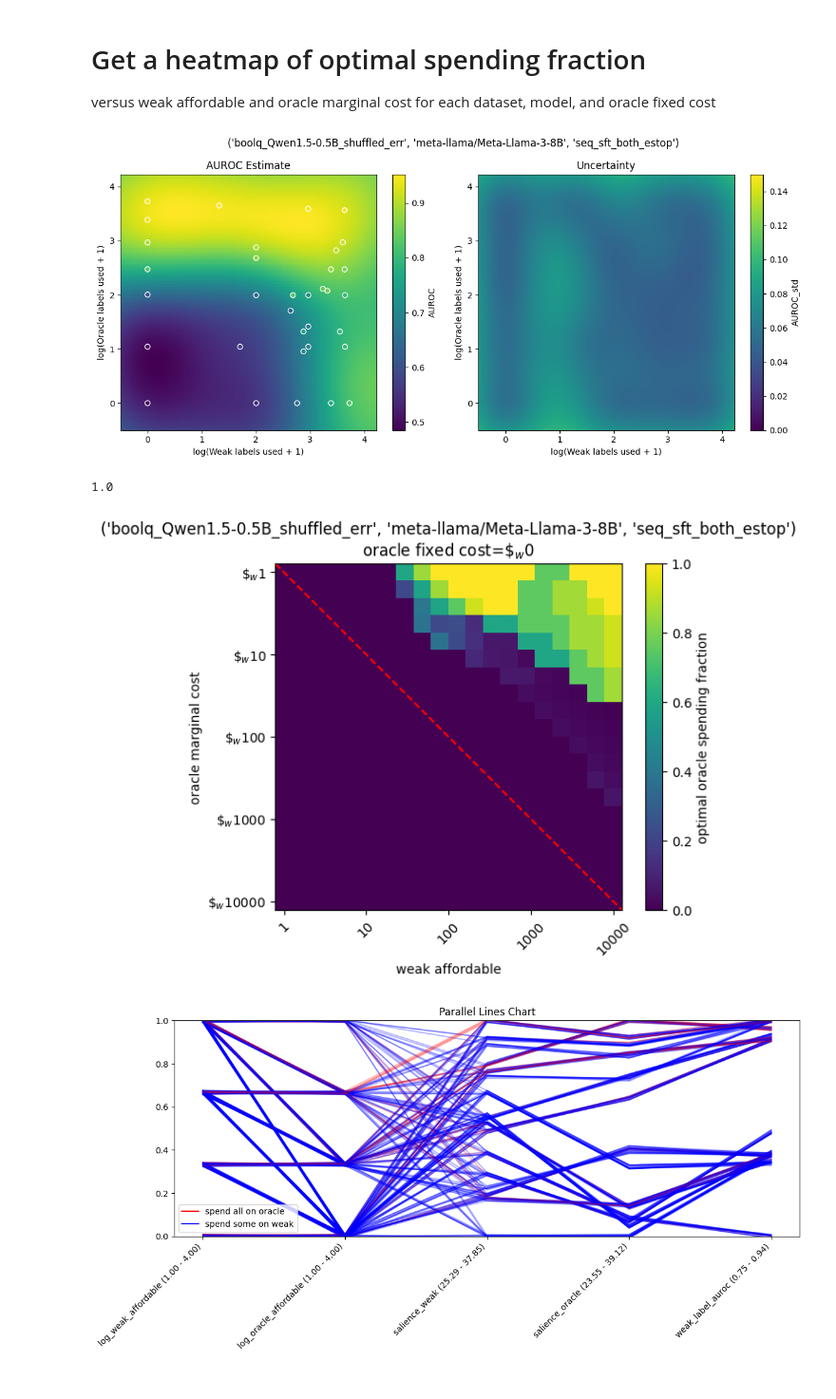
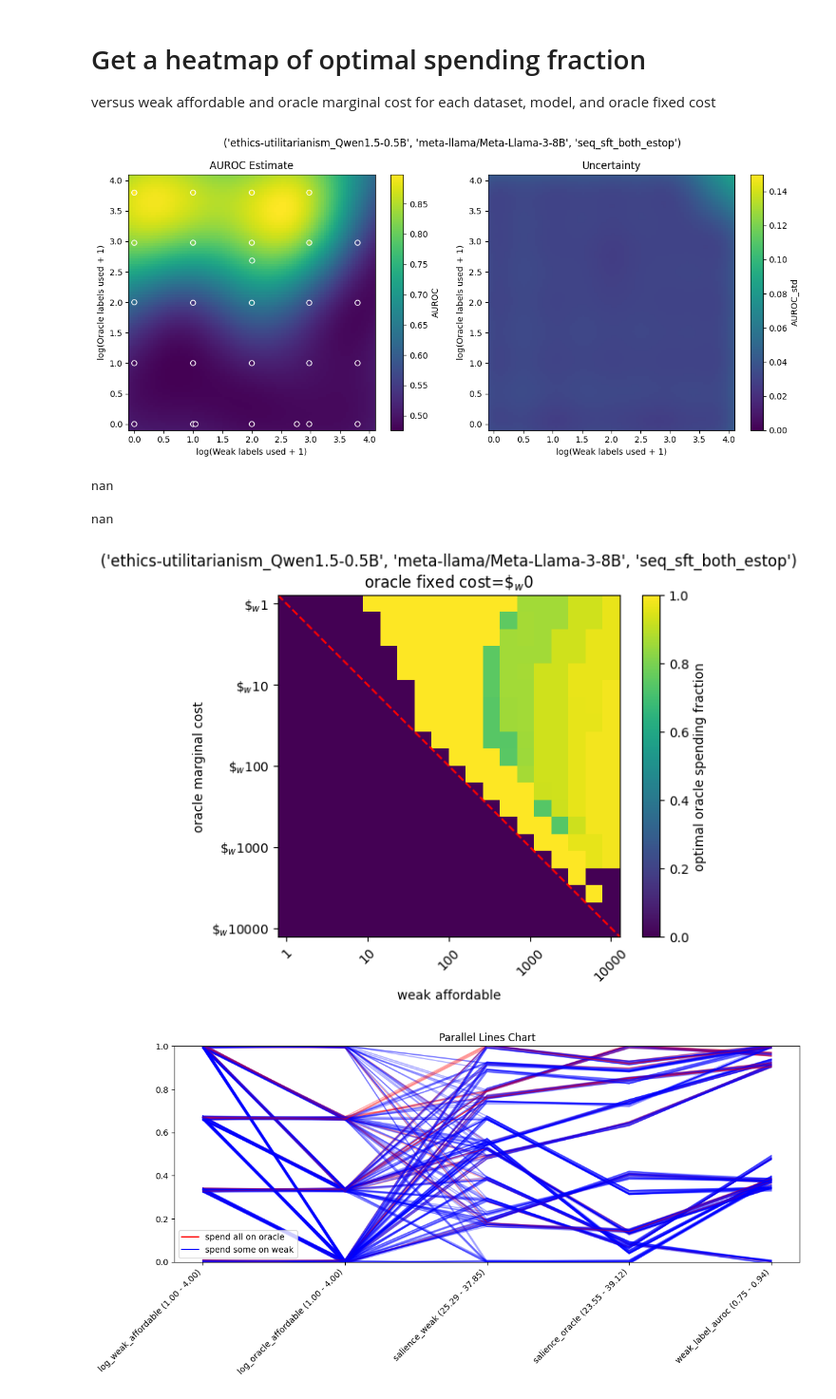
Before and after one commit to EleutherAI/scalable-elicitation, a Jupyter notebook: analysis.ipynb, the cells around one changed output. Shown at 95% size. Drawn from its saved outputs; the diff is of its cells as text; code cells hidden in the pictures.

```diff
--- a/analysis.ipynb
+++ b/analysis.ipynb
@@ -712,7 +706,7 @@ print(result)
 [  0   1   2   4   7  14  25  41  59  75  86  93  96  98  99 100]
 # %%
 salience_df = get_salience_df(models=None, ds_names=None, name="results/salienceV2.json")
-results_df = get_results_df(ds_names=None, patterns=["nw=*_seq_sft_both_estop_s*",])
+results_df = get_results_df(ds_names=None, patterns=["nw*_seq_sft_both_estop_s*",])
 # %%
 from tqdm import tqdm
 from sklearn.exceptions import ConvergenceWarning
@@ -721,6 +715,7 @@ import warnings
 gp_models = []
 for row in tqdm(salience_df.iloc, total=len(salience_df)):
     for sweep_name in ["seq_sft_both_estop"]:
+
         ds_name, model_name = row.name
         curr_df = results_df[(results_df["ds_name"] == ds_name) & (results_df["model_name"] == model_name) & (results_df["sweep_name"] == sweep_name)]
         if len(curr_df) == 0:
@@ -735,14 +730,15 @@ for row in tqdm(salience_df.iloc, total=len(salience_df)):
         kernel = 1.0 * RBF(length_scale=1.0, length_scale_bounds="fixed") + WhiteKernel(noise_level=0.1)
         gp = GaussianProcessRegressor(kernel=kernel, n_restarts_optimizer=2, normalize_y=True)
 
-        try:
-            with warnings.catch_warnings():
-                warnings.filterwarnings("error")
-                gp.fit(X, y)
-        except ConvergenceWarning:
-            print(f"ConvergenceWarning for {ds_name} {model_name} {sweep_name}")
-            print("X.shape", X.shape)
-            continue
+        gp.fit(X, y)
+        # try:
+        #     with warnings.catch_warnings():
+        #         warnings.filterwarnings("error")
+        #         gp.fit(X, y)
+        # except ConvergenceWarning:
+        #     print(f"ConvergenceWarning for {ds_name} {model_name} {sweep_name}")
+        #     print("X.shape", X.shape)
+        #     continue
 
         row_data = {
             "ds_name": ds_name,
@@ -760,4 +756,7 @@ for row in tqdm(salience_df.iloc, total=len(salience_df)):
             **row_data,
         })
 
+    # if ds_name == "ethics-utilitarianism_Qwen1.5-0.5B" and len(curr_df) > 0:
+        # break
+
 gp_models = pd.DataFrame(gp_models).set_index(["ds_name", "model_name", "sweep_name"])
@@ -823,43 +771,53 @@ from matplotlib.colors import Normalize
 
 # Create a grid for prediction
 # ds_name = 'boolq_Qwen1.5-0.5B'
-ds_name = 'boolq_Qwen1.5-0.5B_shuffled_err'
+# ds_name = 'boolq_Qwen1.5-0.5B_shuffled_err'
+ds_name = "ethics-utilitarianism_Qwen1.5-0.5B"
+# ds_name = "ethics-utilitarianism_Qwen1.5-0.5B_shuffled_err"
 row_name = run_name = (ds_name,
   'meta-llama/Meta-Llama-3-8B',
   'seq_sft_both_estop')
 row = gp_models.loc[row_name]
 X, y, gp = row["X"], row["y"], row["gp"]
-x_range = np.linspace(X[:, 0].min() - 0.5, X[:, 0].max() + 0.5, 100)
-y_range = np.linspace(X[:, 1].min() - 0.5, X[:, 1].max() + 0.5, 100)
+x_range = np.linspace(-0.1, 4.1, 100)
+y_range = np.linspace(-0.1, 4.1, 100)
 xx, yy = np.meshgrid(x_range, y_range)
 Xgrid = np.vstack([xx.ravel(), yy.ravel()]).T
 
 # Predict on the grid
 Z, Z_std = gp.predict(Xgrid, return_std=True)  # type: ignore
 Z, Z_std = Z.reshape(xx.shape), Z_std.reshape(xx.shape)
 
 # Plot
 fig, axs = plt.subplots(1, 2, figsize=(12, 5.5))
 ax = axs[0]
 im = ax.imshow(Z, extent=[x_range.min(), x_range.max(), y_range.min(), y_range.max()],
                origin='lower', aspect='auto', cmap='viridis')
 ax.scatter(X[:, 0], X[:, 1], c=y, cmap='viridis', edgecolors='w')
 plt.colorbar(im, label='AUROC')
 ax.set_xlabel(reparam.format(x="Weak labels used"))
 ax.set_ylabel(reparam.format(x="Oracle labels used"))
 ax.set_title("AUROC Estimate")
 ax = axs[1]
 im = ax.imshow(Z_std, extent=[x_range.min(), x_range.max(), y_range.min(), y_range.max()],
                origin='lower', aspect='auto', cmap='viridis', norm=Normalize(0, 0.15))
 plt.colorbar(im, label='AUROC_std')
 ax.set_xlabel(reparam.format(x="Weak labels used"))
 ax.set_ylabel(reparam.format(x="Oracle labels used"))
 ax.set_title("Uncertainty")
 plt.suptitle(f"{row_name}")
 plt.tight_layout()
 plt.show()
 # %% [output]
-[figure, old version]
+[figure, new version]
+# %%
+y[(X[:, 0] < 1) & (X[:, 1] >= 2.9)].mean()
+# %% [output]
+nan
+# %%
+y[(X[:, 0] < 1) & (X[:, 1] >= 2.9)].mean()
+# %% [output]
+nan
 # %%
 # makes a plot with
 # x=weak_affordable, y=oracle_affordable, and color=optimal_spending_frac as a heatmap/imshow
@@ -887,10 +845,6 @@ for row in gp_models.iloc:
             })
 
 heatmap_df = pd.DataFrame(results)
-# %%
-grids[run_name].max()
-# %% [output]
-1.0
 # %%
 # all_df = pd.read_pickle("results/optimal_spending_frac.pkl")
 # gp_models = pd.read_pickle("results/gp_models.pkl")
@@ -919,7 +873,7 @@ plt.xlabel("weak affordable")
 plt.colorbar(label="optimal oracle spending fraction")
 plt.show()
 # %% [output]
-[figure, old version]
+[figure, new version]
 # %%
 import matplotlib.pyplot as plt
 import numpy as np
```
Also changed, not shown: parts of 9 cells of this notebook, 6 other files.
